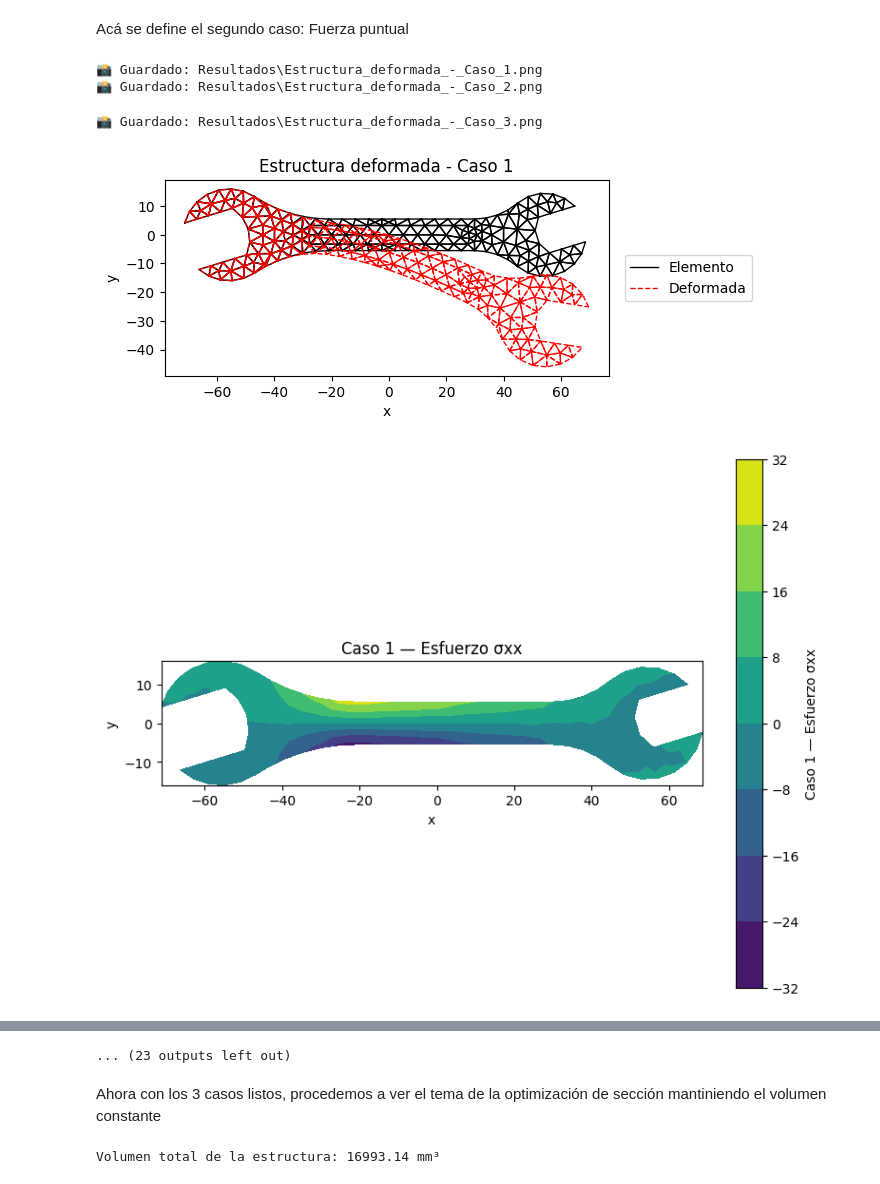
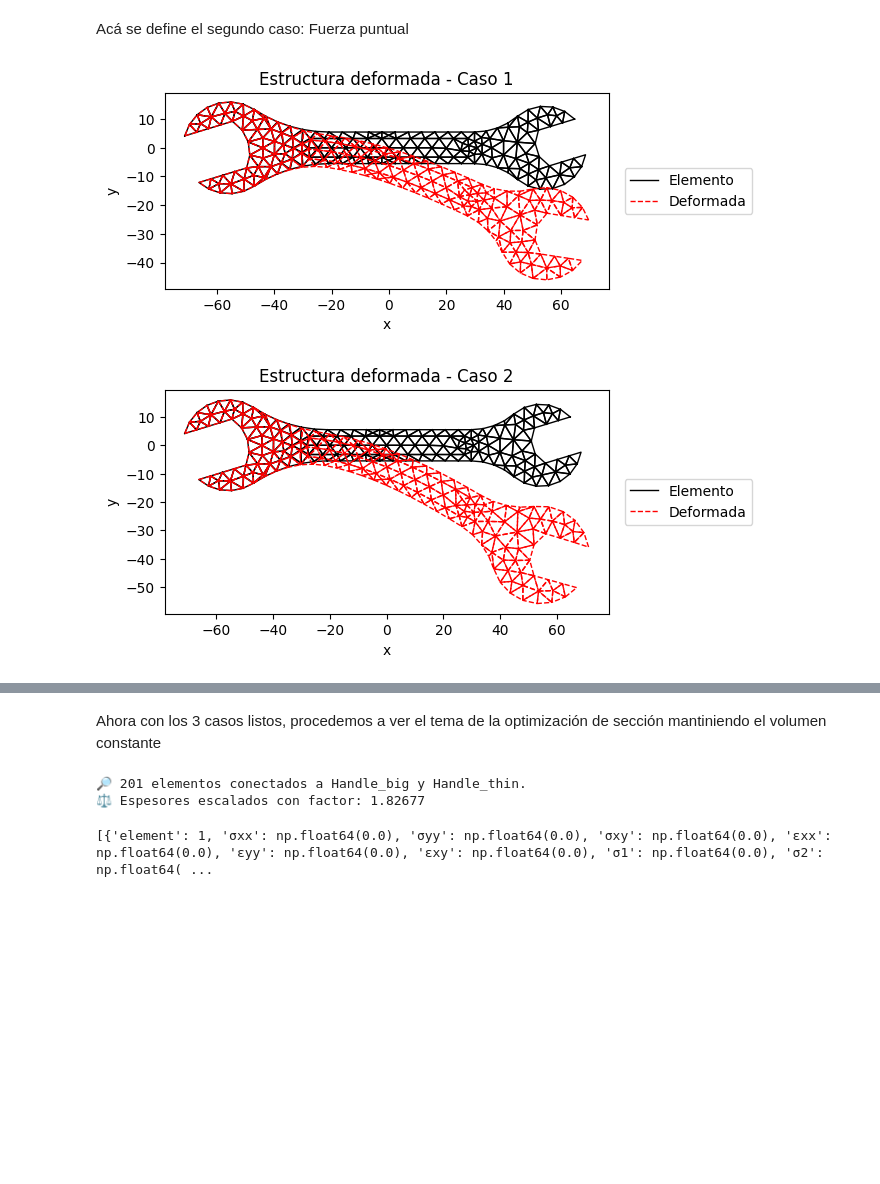
Before and after one commit to berckanala/01-Finite-Element, a Jupyter notebook: T2/Entrega_final/Final_HW.ipynb, the cells around one changed output, grey strips where cells are left out. Drawn from its saved outputs; the diff is of its cells as text; code cells hidden in the pictures; blank space fills up the shorter version.

```diff
--- a/T2/Entrega_final/Final_HW.ipynb
+++ b/T2/Entrega_final/Final_HW.ipynb
@@ -151,17 +150,6 @@ Grupo Nut - Nodo 122 - Coordenadas (-62.88245821128994, 6.707768620727439)
 Grupo Nut - Nodo 123 - Coordenadas (-58.72454088281158, 7.978971519011903)
 Grupo Nut - Nodo 123 - Coordenadas (-58.72454088281158, 7.978971519011903)
 Grupo Nut - Nodo 21 - Coordenadas (-54.56662355433322, 9.25017441729637)
-# %%
-thicknes= {
-    "Heads": 5.0*mm,
-    "Handle_big": 3.0*mm,
-    "Handle_thin": 1.6*mm  # o lo que corresponda, si es zona de carga quizás se ignora
-}
-
-
-sections = {}
-for group in thicknes:
-    sections[group] = Section.Section(thicknes[group], Ex=3000, Ey=1200, nuxy=0.35, Gxy=500)
 # %%
 nodes_dict = {}
 for group in grupos:
@@ -176,10 +164,7 @@ nodes = set()
 for i in range(len(tags)):
     tag = tags[i]
     group_name = tag_to_name[tag]
-    if group_name not in sections:
-        continue  # Saltar elementos sin sección (como 'Force' o 'Nut')
 
-    section = sections[group_name]
     material= section_dict[group_name]
     node_ids = triangles[i]
     nodo_a = nodes_dict[node_ids[0]+1]
@@ -723,30 +708,27 @@ def plot_deformed_shape(nodes, elements, u, contador, scale, folder="figuras"):
 # %%
 if "Force" in grupos:
     nodos_fuerza = grupos["Force"]
 for i in range(3):
     if i == 0:
         apply_distributed_force(nodos_fuerza, fuerza_total_y=30*kgf)
         u=solve(nodes, elements)
         plot_deformed_shape(nodes, elements, u, i, scale=5, folder="Resultados")
         results = compute_stress_strain_components(elements, u)
-        plot_all_fields(results, nodes, elements, i)
+        #plot_all_fields(results, nodes, elements, i)
     elif i == 1:
         single_force(nodes, nodos_fuerza, fuerza_total_y=30*kgf)
         u=solve(nodes, elements)
         plot_deformed_shape(nodes, elements, u, i, scale=0.5, folder="Resultados")
         results = compute_stress_strain_components(elements, u)
-        plot_all_fields(results, nodes, elements, i)
+        #plot_all_fields(results, nodes, elements, i)
     elif i == 2:
         apply_distributed_force_especial(grupos, elements, fuerza_total_y=30*kgf)
         u=solve(nodes, elements)
         plot_deformed_shape(nodes, elements, u, i, scale=5, folder="Resultados")
         results = compute_stress_strain_components(elements, u)
-        plot_all_fields(results, nodes, elements, i)
+        #plot_all_fields(results, nodes, elements, i)
     for j in nodes:
         j.set_nodalLoad([0,0])
 # %% [output]
-📸 Guardado: Resultados\Estructura_deformada_-_Caso_1.png
-📸 Guardado: Resultados\Estructura_deformada_-_Caso_2.png
-📸 Guardado: Resultados\Estructura_deformada_-_Caso_3.png
 [figure]
-[figure, old version]
+[figure, new version]
@@ -761,32 +736,35 @@ for i in range(3):
-... (23 outputs left out)
 # %% [markdown]
 Ahora con los 3 casos listos, procedemos a ver el tema de la optimización de sección mantiniendo el volumen constante
 # %%
-def total_volume(elements):
+def  total_volume(elements):
     return sum(elem.area * elem.section.thickness for elem in elements)
 V0 = total_volume(elements)
-print(f"Volumen total de la estructura: {V0:.2f} mm³")
 
-results = compute_stress_strain_components(elements, u)
-sigma1_vals = [res["σ1"] for res in results]
+def unify_handle_thickness(elements, node_groups, target_thickness, V0):
+    """
+    node_groups: dict con {"Handle_big": [lista nodos], "Handle_thin": [lista nodos]}
+    target_thickness: nuevo espesor deseado para esos elementos
+    V0: volumen inicial que quieres conservar
+    """
+    handle_nodes = set(node_groups["Handle_big"] + node_groups["Handle_thin"])
 
-ordered = sorted(zip(elements, sigma1_vals), key=lambda x: x[1], reverse=True)
-def redistribute_thickness(elements, sigma1_vals, delta_t=0.2):
-    max_index = np.argmax(sigma1_vals)
-    min_index = np.argmin(sigma1_vals)
+    # Identificar elementos que tocan esos nodos
+    handle_elements = []
+    for elem in elements:
+        if any(node in handle_nodes for node in elem.node_list):
+            handle_elements.append(elem)
 
-    # Aumentar espesor del más exigido
-    elements[max_index].section.thickness += delta_t
+    print(f"🔎 {len(handle_elements)} elementos conectados a Handle_big y Handle_thin.")
 
-    # Disminuir espesor del menos exigido
-    tmin = elements[min_index].section.thickness
-    elements[min_index].section.thickness = max(tmin - delta_t, 0.1)  # espesor mínimo
+    # Cambiar espesor de esos elementos
+    for elem in handle_elements:
+        elem.section.thickness = target_thickness
 
-    # Reajustar globalmente si se altera el volumen
+    # Reajustar volumen globalmente
     V_actual = total_volume(elements)
     scale_factor = V0 / V_actual
 
     for elem in elements:
         elem.section.thickness *= scale_factor
+
+    print(f"⚖️ Espesores escalados con factor: {scale_factor:.5f}")
-# %% [output]
-Volumen total de la estructura: 16993.14 mm³
@@ -833,3 +771,18 @@ def optimize_structure(elements, nodes, u_init=None, max_iters=10, delta_t=0.2):
+# %%
+V0 = total_volume(elements)
+
+
+# quieres que todos tengan espesor 2.0 mm
+unify_handle_thickness(elements, grupos, target_thickness=2.0, V0=V0)
+u=solve(nodes, elements)
+results = compute_stress_strain_components(elements, u)
+# %% [output]
+🔎 201 elementos conectados a Handle_big y Handle_thin.
+⚖️ Espesores escalados con factor: 1.82677
+# %%
+print(u)
+# %% [output]
+[{'element': 1, 'σxx': np.float64(0.0), 'σyy': np.float64(0.0), 'σxy': np.float64(0.0), 'εxx': np.float64(0.0), 'εyy': np.float64(0.0), 'εxy': np.float64(0.0), 'σ1': np.float64(0.0), 'σ2': np.float64( ...
 # %%
 def plot_optimization_history(history):
     plt.figure()
```
Also changed, not shown: parts of 4 cells of this notebook, 12 other files.
